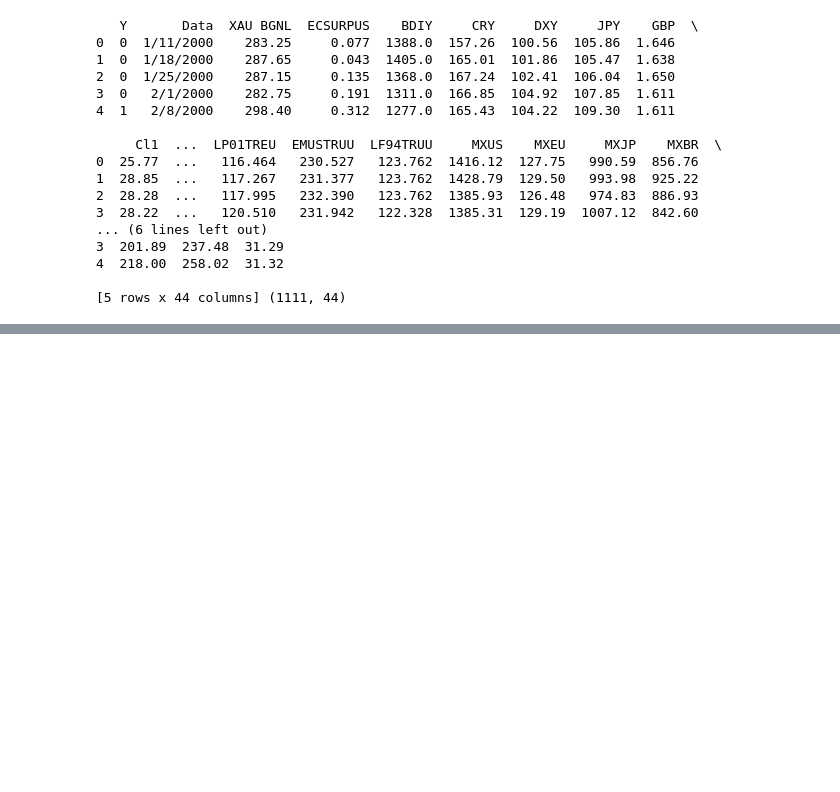
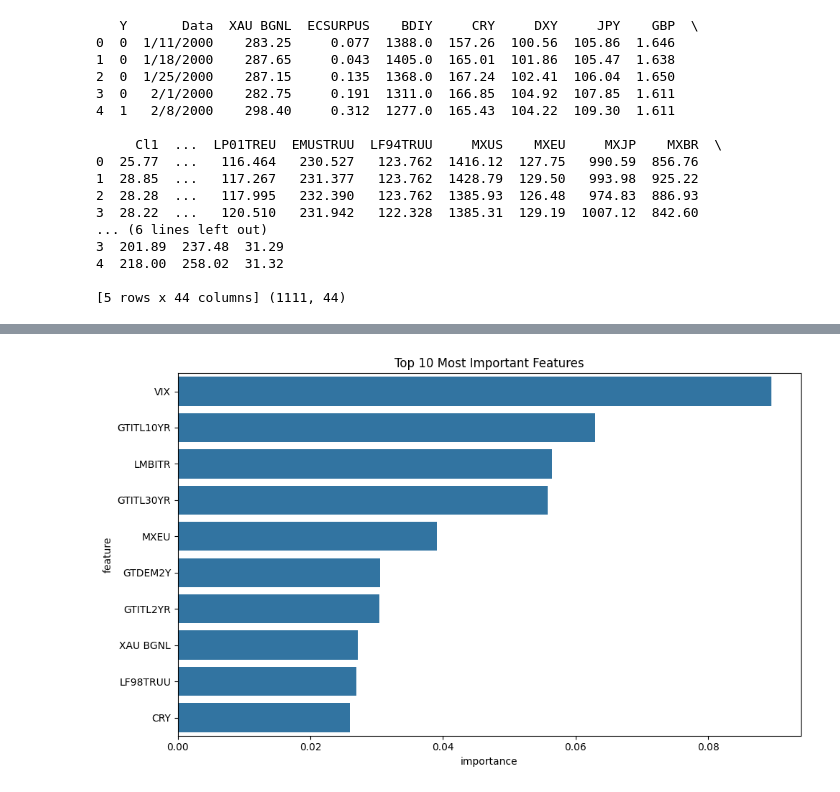
Before and after one commit to luodiw/market-crash-predictor, a Jupyter notebook: market_binary_classifier.ipynb, the cells around one changed output, grey strips where cells are left out. Saved outputs shown, nothing was run; the diff lists cells and outputs as text; code cells hidden in the pictures; blank space fills up the shorter version.

```diff
--- a/market_binary_classifier.ipynb
+++ b/market_binary_classifier.ipynb
@@ -75,0 +77,88 @@ Isolation Forest [Decision Trees]
+# %%
+# XGB classifier version 1
+
+import pandas as pd
+import numpy as np
+from sklearn.model_selection import train_test_split, KFold, cross_val_score
+from sklearn.preprocessing import StandardScaler
+from xgboost import XGBClassifier
+from sklearn.metrics import classification_report, confusion_matrix, precision_recall_curve, roc_curve, auc
+import matplotlib.pyplot as plt
+import seaborn as sns
+
+def prepare_data(df):
+    X = df.drop(['Y', 'Data'], axis=1) # drop dat columns, non-feature columns
+    y = df['Y']
+    X = X.fillna(method='ffill').fillna(method='bfill')
+
+    scaler = StandardScaler() # feature scaling
+    X_scaled = scaler.fit_transform(X)
+    X_scaled = pd.DataFrame(X_scaled, columns=X.columns)
+
+    return X_scaled, y
+
+def train_model(X, y):
+    n_samples = len(y)
+    n_classes = len(np.unique(y)) # find class weights and train XGBoost model
+    class_weights = dict(zip(
+        np.unique(y),
+        n_samples / (n_classes * np.bincount(y))
+    ))
+
+    model = XGBClassifier(
+        scale_pos_weight = class_weights[1]/class_weights[0], # class imbalance
+        max_depth = 4, # tree depth
+        learning_rate = 0.05,
+        n_estimators = 200, # number of trees
+        min_child_weight = 6, # min weight sum
+        subsample = 0.8, # data usage for tree
+        colsample_bytree = 0.8, # data feature for tree
+        random_state = 42 # reproducibility
+    )
+
+    X_train, X_test, y_train, y_test = train_test_split(
+        X, y, test_size=0.2, random_state=42, stratify=y
+    )
+
+    model.fit(X_train, y_train)
+    return model, X_train, X_test, y_train, y_test
+
+def evaluate_model(model, X_test, y_test, feature_names): # model evals
+    y_pred = model.predict(X_test)
+
+    print("\nClassification Report:")
+    print(classification_report(y_test, y_pred))
+
+    importance_df = pd.DataFrame({
+        'feature': feature_names,
+        'importance': model.feature_importances_
+    })
+    importance_df = importance_df.sort_values('importance', ascending=False).head(10)
+
+    plt.figure(figsize=(10, 6))
+    sns.barplot(x='importance', y='feature', data=importance_df)
+    plt.title('Top 10 Most Important Features')
+    plt.tight_layout()
+    plt.show()
+
+    # confusion matrix
+    cm = confusion_matrix(y_test, y_pred)
+    plt.figure(figsize=(8, 6))
+    sns.heatmap(cm, annot=True, fmt='d', cmap='Blues')
+    plt.title('Confusion Matrix')
+    plt.ylabel('True Label')
+    plt.xlabel('Predicted Label')
+    plt.show()
+
+def main():
+    df = pd.read_csv('FinancialMarketData.csv')
+    X, y = prepare_data(df)
+
+    model, X_train, X_test, y_train, y_test = train_model(X, y)
+    evaluate_model(model, X_test, y_test, X.columns)
+
+    return model
+
+if __name__ == "__main__":
+    model = main()
+# %% [output]
@@ -75,0 +174 @@ Isolation Forest [Decision Trees]
+[figure, added]
```
Also changed, not shown: parts of 11 cells of this notebook, 1 other file.
